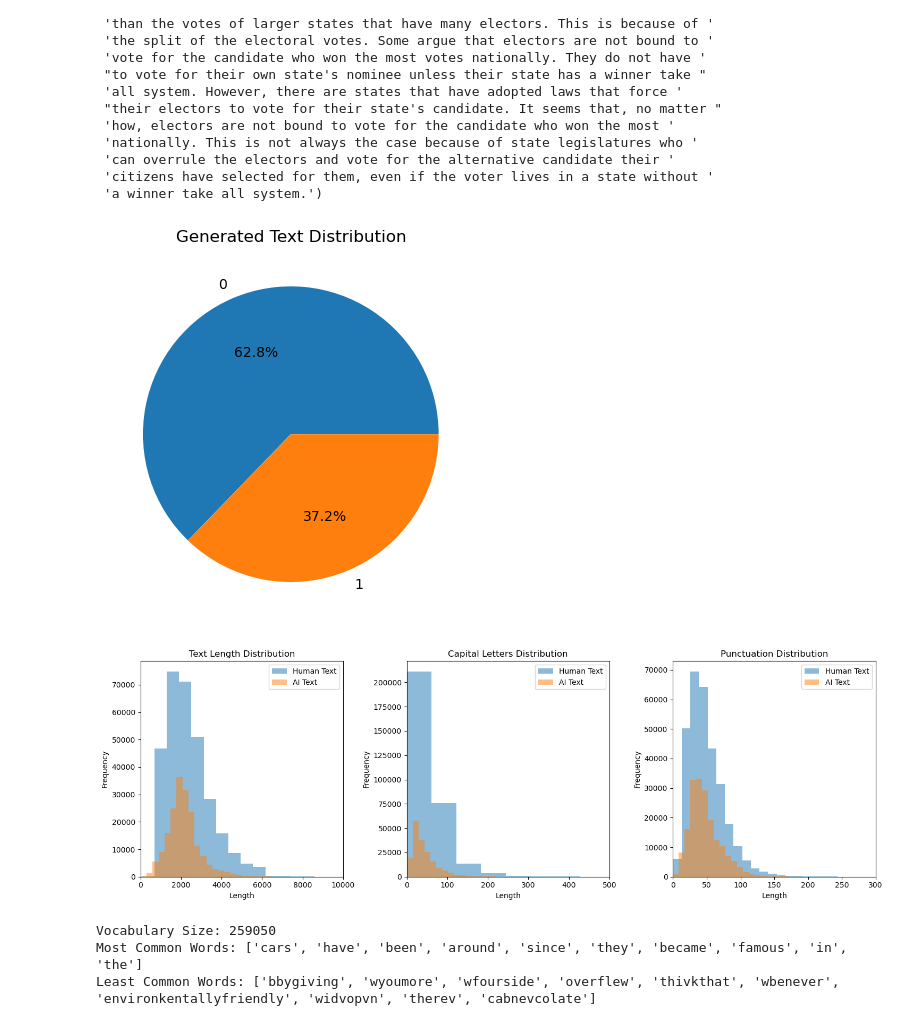
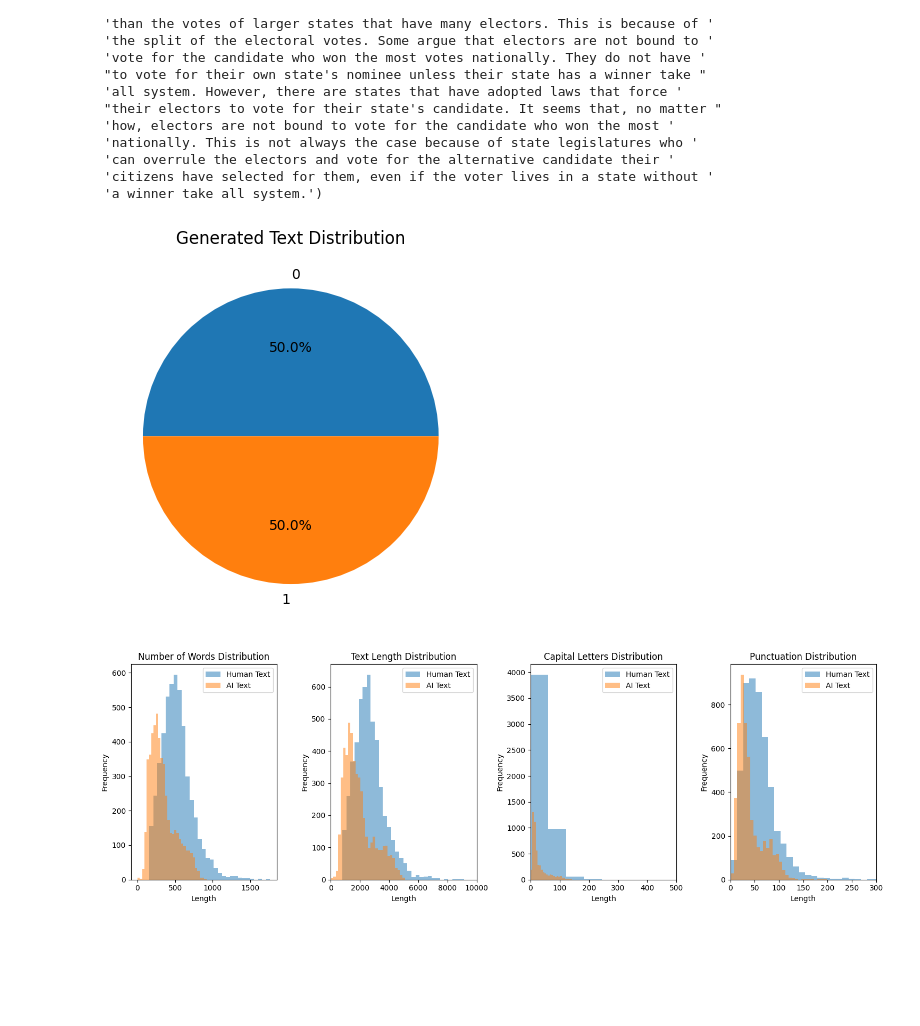
Before and after one commit to B-Manitas/NLP-AI-Human, a Jupyter notebook: main.ipynb, the cells around one changed output. Cells and saved outputs as stored; diff of their text form; code cells hidden in the pictures; blank space fills up the shorter version.

Commit message:
comparaison word2vec et tfidf

```diff
--- a/main.ipynb
+++ b/main.ipynb
@@ -21,0 +32,14 @@ df.shape
+# %%
+n = 1000
+
+id_ai = (y == 1).values.nonzero()[0]
+id_human = (y == 0).values.nonzero()[0][:len(id_ai)]
+
+X_human = X.iloc[id_human][:n]
+X_ai = X.iloc[id_ai][:n]
+
+y_human = y.iloc[id_human][:n]
+y_ai = y.iloc[id_ai][:n]
+
+X = pd.concat([X_human, X_ai])
+y = pd.concat([y_human, y_ai])
@@ -72,40 +98,49 @@ plt.pie(y.value_counts(), labels=y.value_counts().index, autopct='%1.1f%%')
 plt.title("Generated Text Distribution")
 plt.show()
 # %% [output]
-[figure, old version]
+[figure, new version]
 # %%
-fig, ax = plt.subplots(1, 3, figsize=(15, 5))
+fig, ax = plt.subplots(1, 4, figsize=(15, 5))
+
+# Plot the distribution of the number of words by class
+ax[0].hist(X[y == 0].apply(word_tokenize).str.len(), bins=30, alpha=0.5, label="Human Text")
+ax[0].hist(X[y == 1].apply(word_tokenize).str.len(), bins=30, alpha=0.5, label="AI Text")
+ax[0].set_title("Number of Words Distribution")
+ax[0].set_xlabel("Number of Words")
+ax[0].set_ylabel("Frequency")
+ax[0].legend()
+# ax[0].set_xlim(0, 1000)
 
 # Plot the distribution of the text length by class
-ax[0].hist(X[y == 0].str.len(), bins=30, alpha=0.5, label="Human Text")
-ax[0].hist(X[y == 1].str.len(), bins=30, alpha=0.5, label="AI Text")
-ax[0].set_title("Text Length Distribution")
-ax[0].set_xlabel("Length")
-ax[0].set_ylabel("Frequency")
-ax[0].legend()
-ax[0].set_xlim(0, 10000)
+ax[1].hist(X[y == 0].str.len(), bins=30, alpha=0.5, label="Human Text")
+ax[1].hist(X[y == 1].str.len(), bins=30, alpha=0.5, label="AI Text")
+ax[1].set_title("Text Length Distribution")
+ax[1].set_xlabel("Length of Text")
+ax[1].set_ylabel("Frequency")
+ax[1].legend()
+ax[1].set_xlim(0, 10000)
 
 # Plot the distribution of the capital letters by class
 count_upper_g = X.str.findall(r"[A-Z]").str.len().groupby(y)
-ax[1].hist(count_upper_g.get_group(0), bins=30, alpha=0.5, label="Human Text")
-ax[1].hist(count_upper_g.get_group(1), bins=30, alpha=0.5, label="AI Text")
-ax[1].set_title("Capital Letters Distribution")
-ax[1].set_xlabel("Length")
-ax[1].set_ylabel("Frequency")
-ax[1].legend()
-ax[1].set_xlim(0, 500)
+ax[2].hist(count_upper_g.get_group(0), bins=30, alpha=0.5, label="Human Text")
+ax[2].hist(count_upper_g.get_group(1), bins=30, alpha=0.5, label="AI Text")
+ax[2].set_title("Capital Letters Distribution")
+ax[2].set_xlabel("Number of Capital Letters")
+ax[2].set_ylabel("Frequency")
+ax[2].legend()
+ax[2].set_xlim(0, 500)
 
 # Plot the distribution of the punctuation by class
 count_punct_g = X.str.findall(r"[^\w\s]").str.len().groupby(y)
-ax[2].hist(count_punct_g.get_group(0), bins=30, alpha=0.5, label="Human Text")
-ax[2].hist(count_punct_g.get_group(1), bins=30, alpha=0.5, label="AI Text")
-ax[2].set_title("Punctuation Distribution")
-ax[2].set_xlabel("Length")
-ax[2].set_ylabel("Frequency")
-ax[2].legend()
-ax[2].set_xlim(0, 300)
+ax[3].hist(count_punct_g.get_group(0), bins=30, alpha=0.5, label="Human Text")
+ax[3].hist(count_punct_g.get_group(1), bins=30, alpha=0.5, label="AI Text")
+ax[3].set_title("Punctuation Distribution")
+ax[3].set_xlabel("Number of Punctuation")
+ax[3].set_ylabel("Frequency")
+ax[3].legend()
+ax[3].set_xlim(0, 300)
 
 plt.tight_layout()
 plt.show()
 # %% [output]
-[figure, old version]
+[figure, new version]
@@ -122,8 +146,0 @@ X_cv = cv.fit_transform(X_clean)
-# %%
-print("Vocabulary Size:", len(cv.vocabulary_))
-print("Most Common Words:", list(cv.vocabulary_.keys())[:10])
-print("Least Common Words:", list(cv.vocabulary_.keys())[-10:])
-# %% [output]
-Vocabulary Size: 259050
-Most Common Words: ['cars', 'have', 'been', 'around', 'since', 'they', 'became', 'famous', 'in', 'the']
-Least Common Words: ['bbygiving', 'wyoumore', 'wfourside', 'overflew', 'thivkthat', 'wbenever', 'environkentallyfriendly', 'widvopvn', 'therev', 'cabnevcolate']
```
Also changed, not shown: parts of 41 cells of this notebook.
